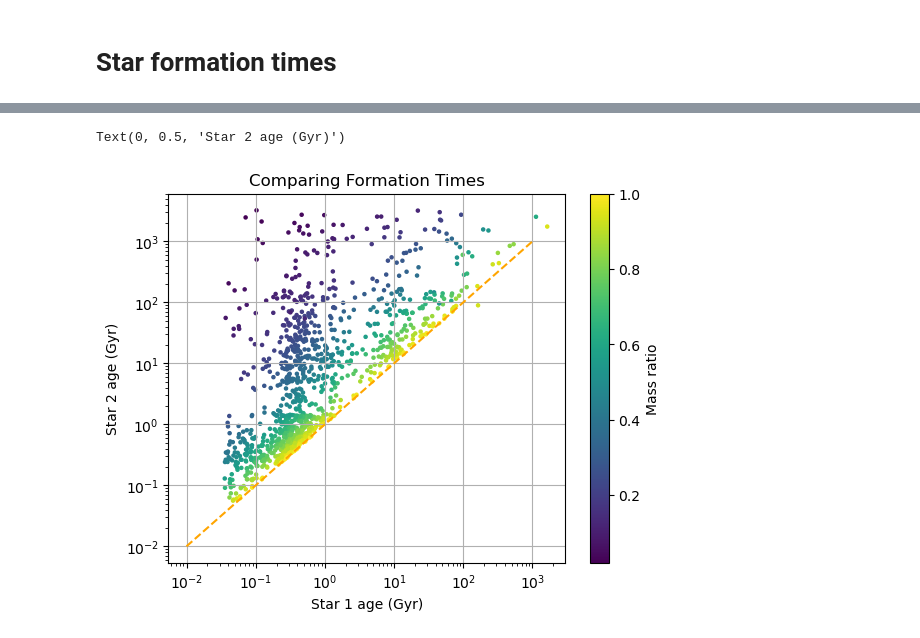
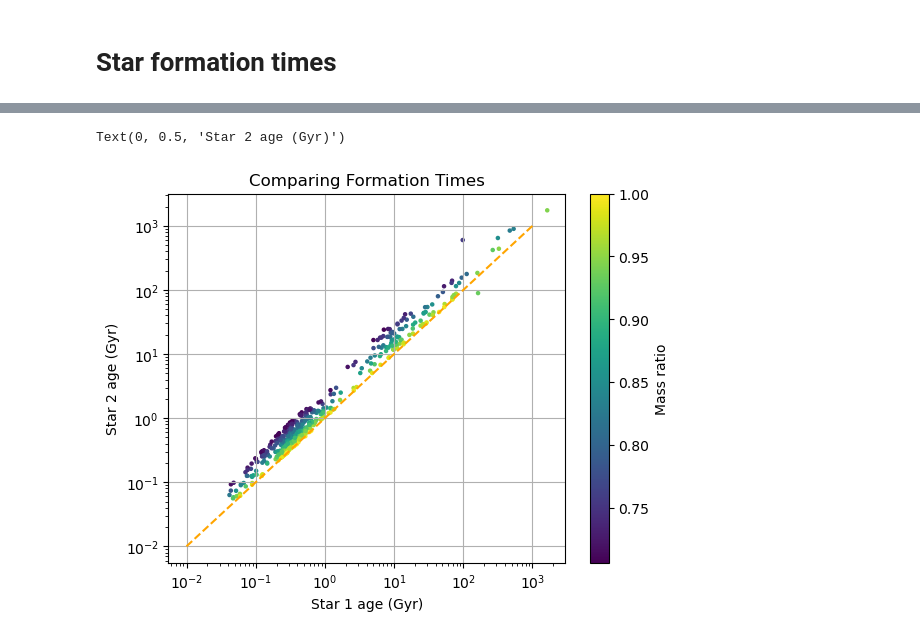
Before and after one commit to alice-crafford/Astro-Project-1, a Jupyter notebook: Project1_Data.ipynb, the cells around one changed output, grey strips where cells are left out. Drawn from its saved outputs; the diff is of its cells as text; code cells hidden in the pictures.

```diff
--- a/Project1_Data.ipynb
+++ b/Project1_Data.ipynb
@@ -90,9 +90,11 @@ import pandas as pd
 binary_data = pd.read_csv('Project 1/Table_A1.csv')
 
 # all in Gyr
-age_cols = ['cool_ageH_1', 'cool_ageH_2', 'tot_age_1', 'tot_age_2', 'init_mass_1', 'init_mass_2']
+age_cols = ['cool_ageH_1', 'cool_ageH_2', 'tot_age_1', 'tot_age_2', 'init_mass_1', 'init_mass_2', 'MassH_1', 'MassH_2']
 age_data = binary_data.dropna(axis=0, subset=age_cols)[age_cols].copy()
 
 age_data['form_time_1'] = age_data['tot_age_1'] - age_data['cool_ageH_1']
 age_data['form_time_2'] = age_data['tot_age_2'] - age_data['cool_ageH_2']
 age_data['mass_ratio'] = age_data['init_mass_2'] / age_data['init_mass_1']
+
+age_data
@@ -98,0 +115,4 @@ age_data['mass_ratio'] = age_data['init_mass_2'] / age_data['init_mass_1']
+# %%
+probs, bins, fig = plt.hist(age_data['mass_ratio'], density=True)
+
+np.sum((probs * np.mean(np.diff(bins)))[-4:])
@@ -99,19 +122,20 @@ age_data['mass_ratio'] = age_data['init_mass_2'] / age_data['init_mass_1']
 # %%
 # Plot
+age_data = age_data[age_data['mass_ratio'] >= bins[-4]].copy()
 plt.scatter(age_data['form_time_1'], age_data['form_time_2'], 5, c=age_data['mass_ratio'])
 plt.colorbar(label='Mass ratio')
 plt.loglog()
 
 x = np.logspace(-2, 3, 6)
 plt.plot(x, x, linestyle='dashed', color='orange')
 plt.grid()
 
 plt.title('Comparing Formation Times')
 plt.xlabel('Star 1 age (Gyr)')
 plt.ylabel('Star 2 age (Gyr)')
 
 # plt.xlim(0, 10)
 # plt.ylim(0, 10)
 # %% [output]
 Text(0, 0.5, 'Star 2 age (Gyr)')
-[figure, old version]
+[figure, new version]
```
Also changed, not shown: parts of 6 cells of this notebook.
